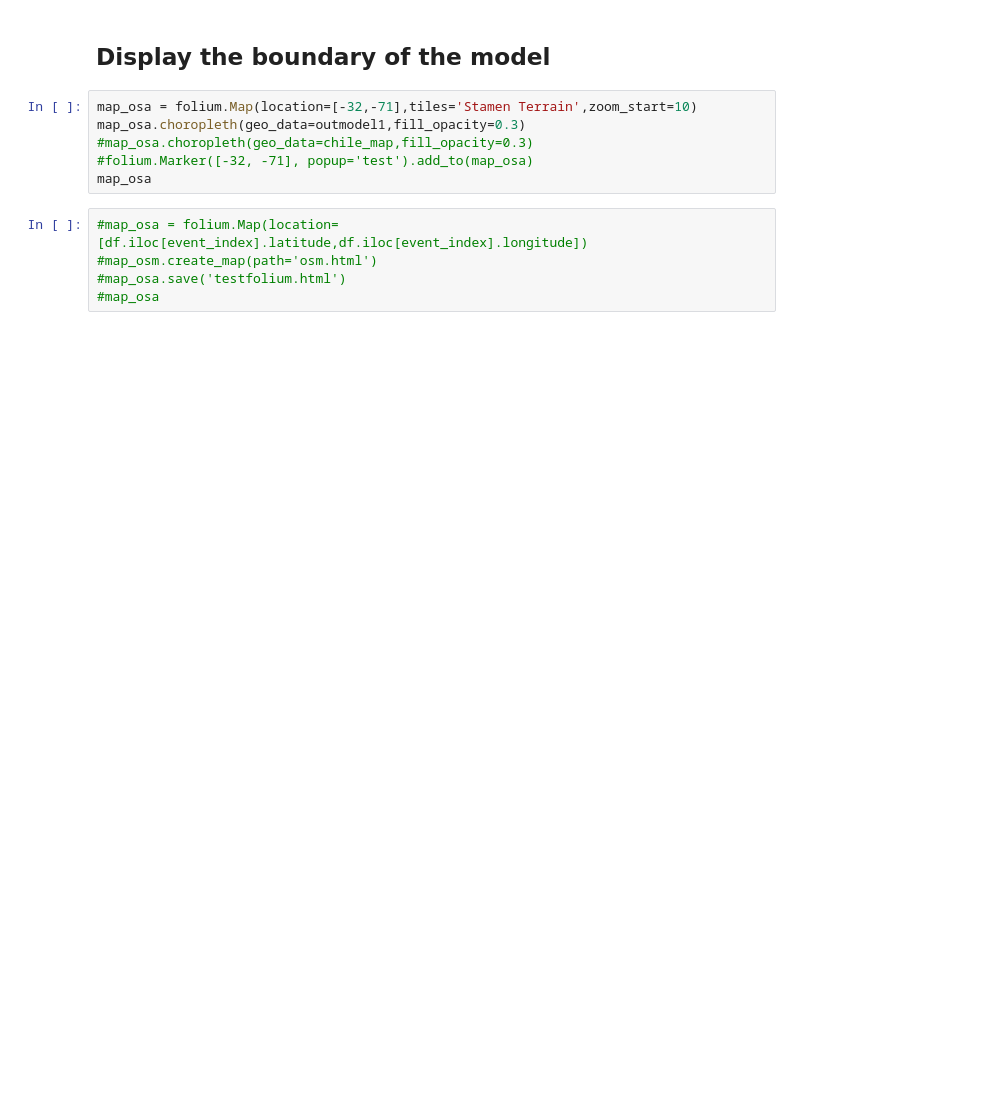
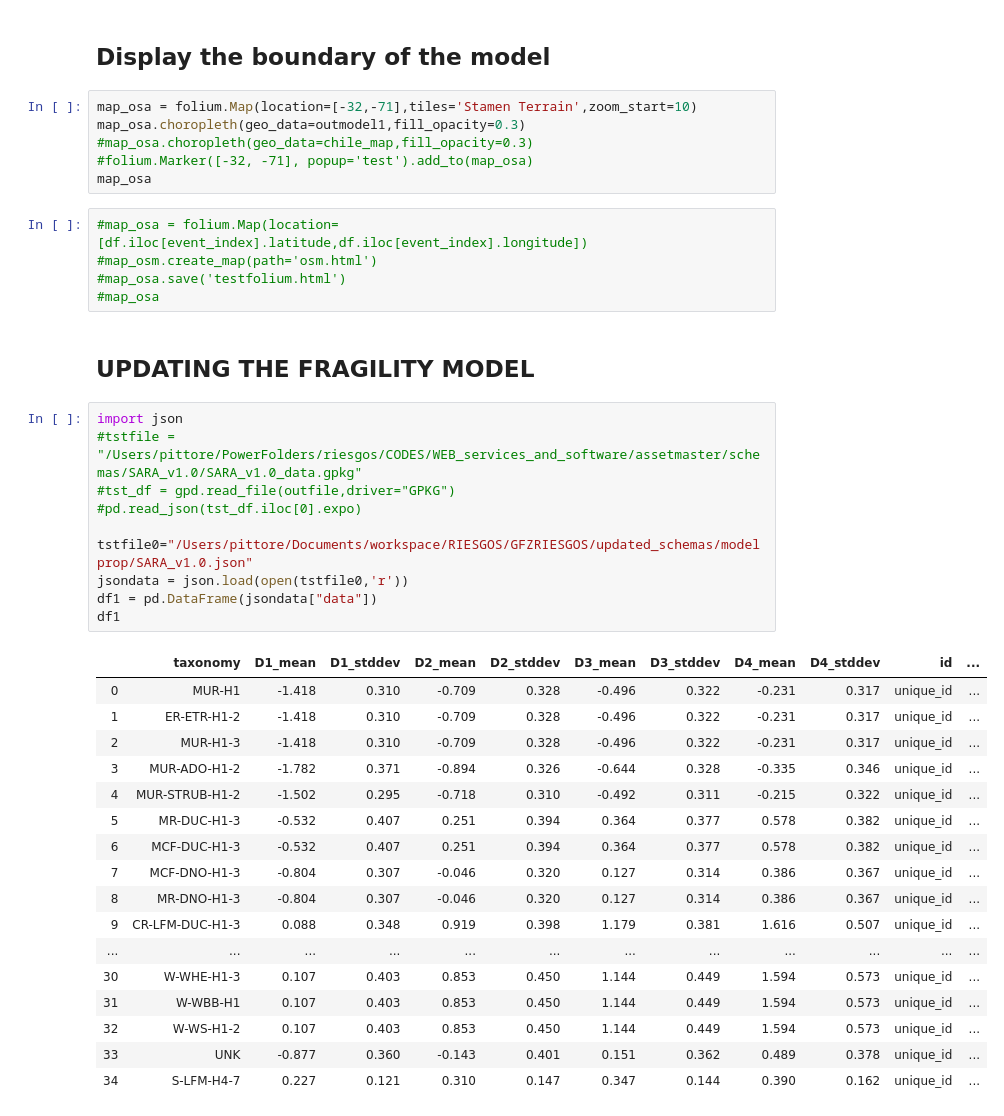
Before and after one commit to GFZ-Centre-for-Early-Warning/assetmaster, a Jupyter notebook: assetmaster_modelcreator.ipynb, the cells around one changed output. Saved outputs shown, nothing was run; the diff lists cells and outputs as text; blank space fills up the shorter version.

Commit message:
updated modelcreator

```diff
--- a/assetmaster_modelcreator.ipynb
+++ b/assetmaster_modelcreator.ipynb
@@ -89,3 +151,33 @@ map_osa
 #map_osm.create_map(path='osm.html')
 #map_osa.save('testfolium.html')
 #map_osa
+# %% [markdown]
+## UPDATING THE FRAGILITY MODEL
+# %%
+import json
+#tstfile = "/Users/pittore/PowerFolders/riesgos/CODES/WEB_services_and_software/assetmaster/schemas/SARA_v1.0/SARA_v1.0_data.gpkg"
+#tst_df = gpd.read_file(outfile,driver="GPKG")
+#pd.read_json(tst_df.iloc[0].expo)
+
+tstfile0="/Users/pittore/Documents/workspace/RIESGOS/GFZRIESGOS/updated_schemas/modelprop/SARA_v1.0.json"
+jsondata = json.load(open(tstfile0,'r'))
+df1 = pd.DataFrame(jsondata["data"])
+df1
+# %% [output]
+|  | taxonomy | D1_mean | D1_stddev | D2_mean | D2_stddev | D3_mean | D3_stddev | D4_mean | D4_stddev | id | ... |
+| 0 | MUR-H1 | -1.418 | 0.310 | -0.709 | 0.328 | -0.496 | 0.322 | -0.231 | 0.317 | unique_id | ... |
+| 1 | ER-ETR-H1-2 | -1.418 | 0.310 | -0.709 | 0.328 | -0.496 | 0.322 | -0.231 | 0.317 | unique_id | ... |
+| 2 | MUR-H1-3 | -1.418 | 0.310 | -0.709 | 0.328 | -0.496 | 0.322 | -0.231 | 0.317 | unique_id | ... |
+| 3 | MUR-ADO-H1-2 | -1.782 | 0.371 | -0.894 | 0.326 | -0.644 | 0.328 | -0.335 | 0.346 | unique_id | ... |
+| 4 | MUR-STRUB-H1-2 | -1.502 | 0.295 | -0.718 | 0.310 | -0.492 | 0.311 | -0.215 | 0.322 | unique_id | ... |
+| 5 | MR-DUC-H1-3 | -0.532 | 0.407 | 0.251 | 0.394 | 0.364 | 0.377 | 0.578 | 0.382 | unique_id | ... |
+| 6 | MCF-DUC-H1-3 | -0.532 | 0.407 | 0.251 | 0.394 | 0.364 | 0.377 | 0.578 | 0.382 | unique_id | ... |
+| 7 | MCF-DNO-H1-3 | -0.804 | 0.307 | -0.046 | 0.320 | 0.127 | 0.314 | 0.386 | 0.367 | unique_id | ... |
+| 8 | MR-DNO-H1-3 | -0.804 | 0.307 | -0.046 | 0.320 | 0.127 | 0.314 | 0.386 | 0.367 | unique_id | ... |
+| 9 | CR-LFM-DUC-H1-3 | 0.088 | 0.348 | 0.919 | 0.398 | 1.179 | 0.381 | 1.616 | 0.507 | unique_id | ... |
+| ... | ... | ... | ... | ... | ... | ... | ... | ... | ... | ... | ... |
+| 30 | W-WHE-H1-3 | 0.107 | 0.403 | 0.853 | 0.450 | 1.144 | 0.449 | 1.594 | 0.573 | unique_id | ... |
+| 31 | W-WBB-H1 | 0.107 | 0.403 | 0.853 | 0.450 | 1.144 | 0.449 | 1.594 | 0.573 | unique_id | ... |
+| 32 | W-WS-H1-2 | 0.107 | 0.403 | 0.853 | 0.450 | 1.144 | 0.449 | 1.594 | 0.573 | unique_id | ... |
+| 33 | UNK | -0.877 | 0.360 | -0.143 | 0.401 | 0.151 | 0.362 | 0.489 | 0.378 | unique_id | ... |
+| 34 | S-LFM-H4-7 | 0.227 | 0.121 | 0.310 | 0.147 | 0.347 | 0.144 | 0.390 | 0.162 | unique_id | ... |
```
Also changed, not shown: parts of 8 cells of this notebook.
